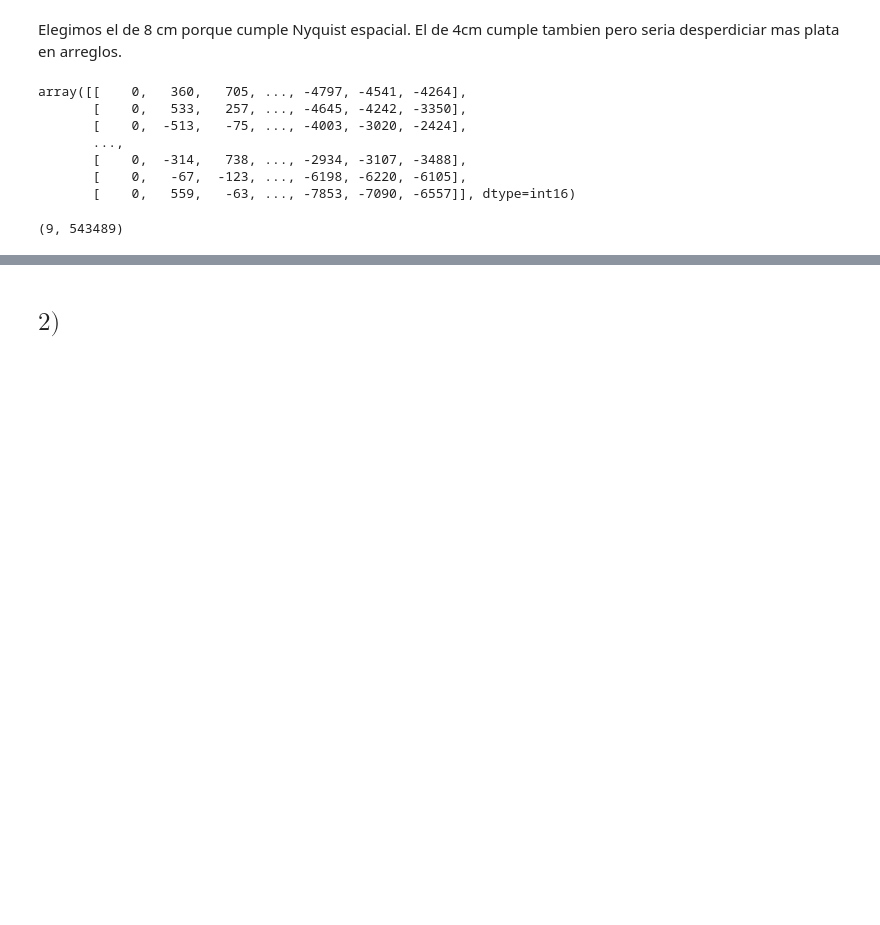
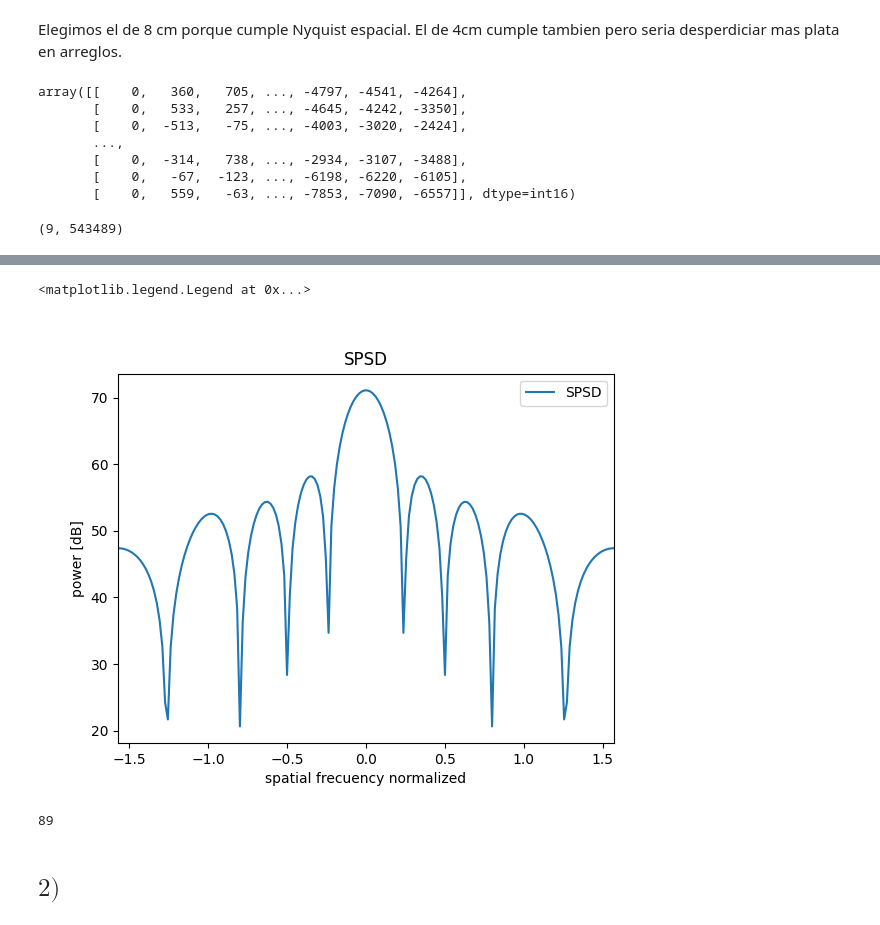
Before and after one commit to GonzaLinares/PASA_TP4, a Jupyter notebook: main.ipynb, the cells around one changed output, grey strips where cells are left out. Drawn from its saved outputs; the diff is of its cells as text; code cells hidden in the pictures; blank space fills up the shorter version.

```diff
--- a/main.ipynb
+++ b/main.ipynb
@@ -98,3 +79,22 @@ vec = np.linspace(start=-np.pi/2,stop=np.pi/2,num=180)
+# %%
+y = np.zeros(shape=len(vec))
+for i, val in enumerate(vec):
+    y[i] = 10 * np.log10(np.var(np.dot(rB(val), x)))
+# %%
+plt.figure()
+plt.title("SPSD")
+plt.plot(vec, y, label='SPSD')
+plt.xlabel("spatial frecuency normalized")
+plt.ylabel("power [dB]")
+plt.xlim([-np.pi/2, np.pi/2])
+plt.legend()
+# %% [output]
+<matplotlib.legend.Legend at 0x...>
+[figure, added]
+# %%
+np.argmax(y)
+# %% [output]
+89
 # %% [markdown]
 ## $\textit{2)}$
 # %%
```
Also changed, not shown: parts of 22 cells of this notebook.
